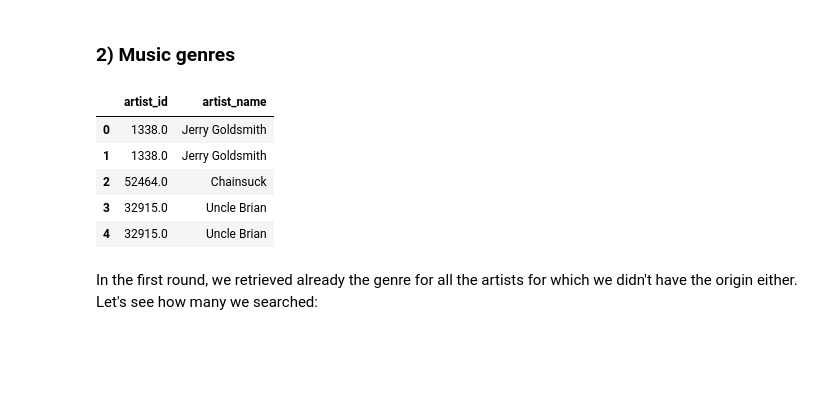
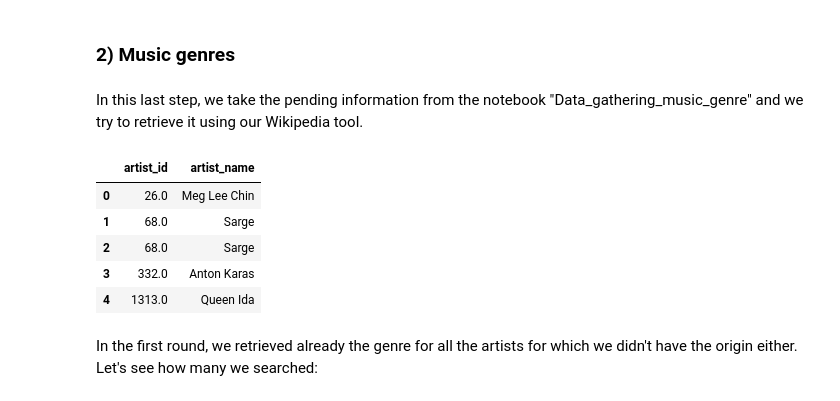
Before and after one commit to AInhoa84/Music_genre_visual_evolution, a Jupyter notebook: Wikipedia_artist_information_retrieval.ipynb, the cells around one changed output. Drawn from its saved outputs; the diff is of its cells as text; code cells hidden in the pictures; blank space fills up the shorter version.

Commit message:
Updated final versions of all notebooks, with clean code

```diff
--- a/Wikipedia_artist_information_retrieval.ipynb
+++ b/Wikipedia_artist_information_retrieval.ipynb
@@ -653,15 +660,17 @@ all_retrieved.to_csv('Wikipedia_retrieved_origins.csv', sep='\t', index=False, e
 # %% [markdown]
 ### 2) Music genres
+# %% [markdown]
+In this last step, we take the pending information from the notebook "Data_gathering_music_genre" and we try to retrieve it using our Wikipedia tool.
 # %%
-genre_pending = pd.read_csv('data_pending_2.csv', sep='\t', header=0,usecols=[4,7], encoding='utf-8')
+genre_pending = pd.read_csv('Data_out/data_pending_2.csv', sep='\t', header=0,usecols=[4,7], encoding='utf-8')
 genre_pending.head()
 # %% [output]
 |  | artist_id | artist_name |
-| 0 | 1338.0 | Jerry Goldsmith |
-| 1 | 1338.0 | Jerry Goldsmith |
-| 2 | 52464.0 | Chainsuck |
-| 3 | 32915.0 | Uncle Brian |
-| 4 | 32915.0 | Uncle Brian |
+| 0 | 26.0 | Meg Lee Chin |
+| 1 | 68.0 | Sarge |
+| 2 | 68.0 | Sarge |
+| 3 | 332.0 | Anton Karas |
+| 4 | 1313.0 | Queen Ida |
 # %% [markdown]
 In the first round, we retrieved already the genre for all the artists for which we didn't have the origin either. Let's see how many we searched:
 # %%
```
Also changed, not shown: parts of 57 cells of this notebook, 3 other files.
